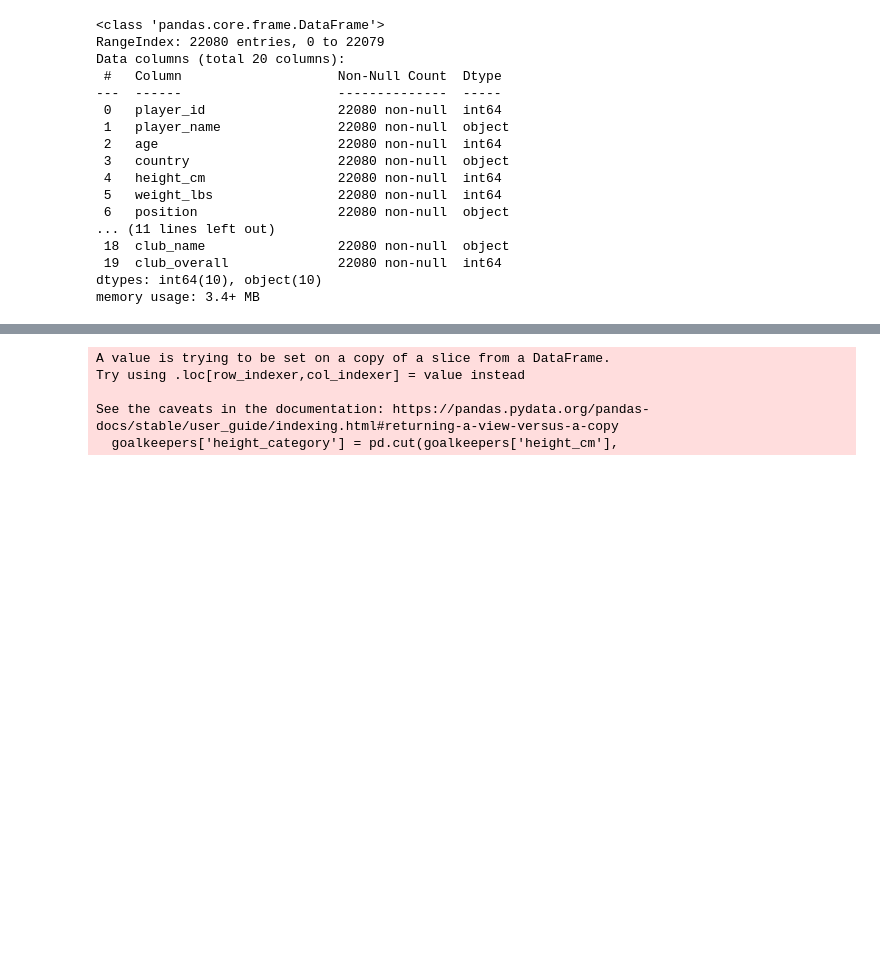
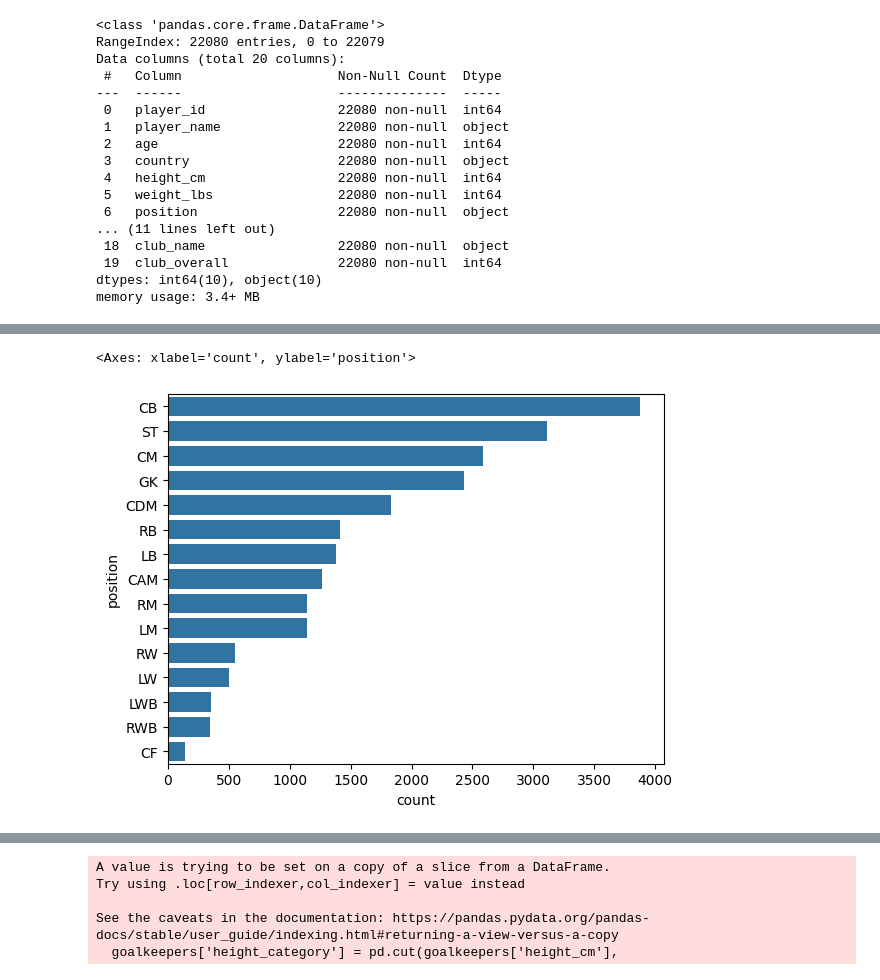
Before and after one commit to Geoffrey0pv/Football_Data_Analytics, a Jupyter notebook: Taller_1.ipynb, the cells around one changed output, grey strips where cells are left out. Cells and saved outputs as stored; diff of their text form; code cells hidden in the pictures; blank space fills up the shorter version.

```diff
--- a/Taller_1.ipynb
+++ b/Taller_1.ipynb
@@ -162,0 +206,6 @@ colombia_league
+# %%
+dataset['position'].value_counts()
+sns.countplot(y='position', data=dataset, order=dataset['position'].value_counts().index)
+# %% [output]
+<Axes: xlabel='count', ylabel='position'>
+[figure, added]
```
Also changed, not shown: parts of 69 cells of this notebook, 4 other files.
